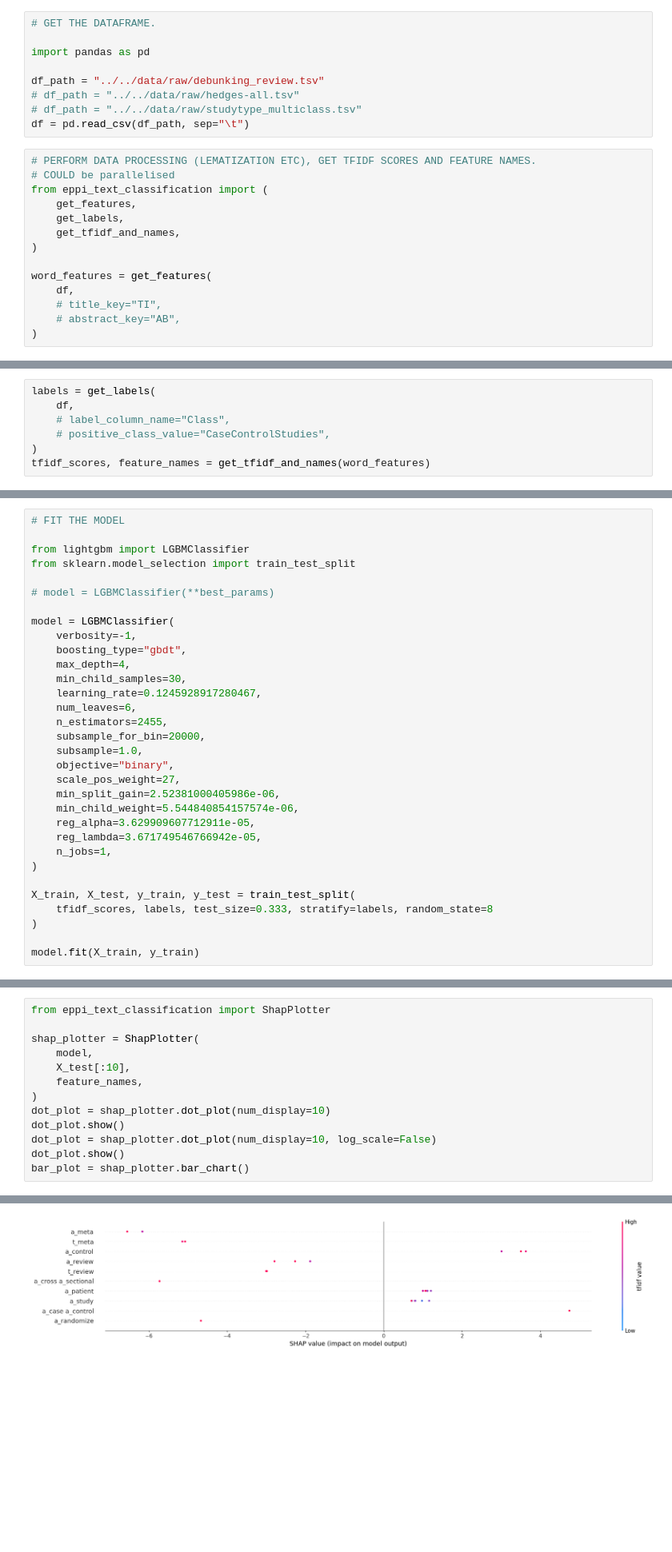
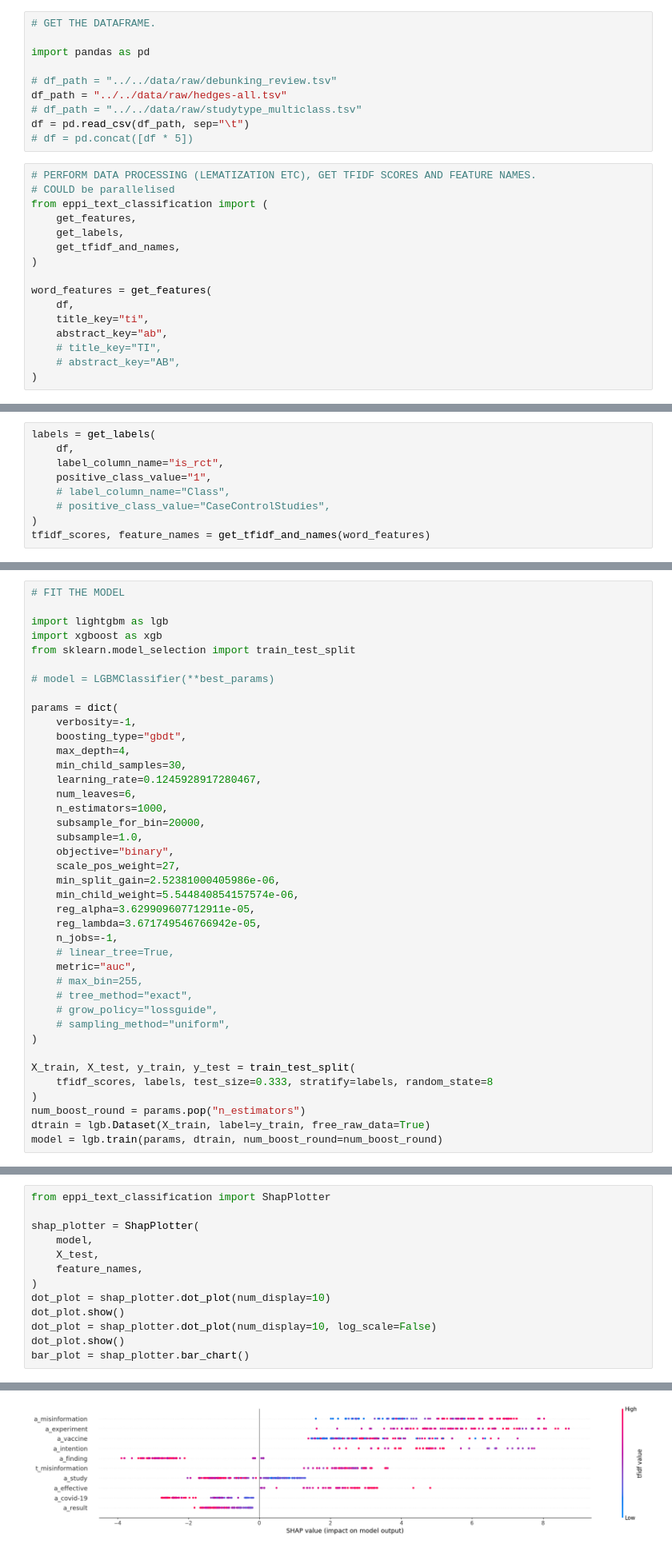
Before and after one commit to samjmolyneux/eppi-text-classification, a Jupyter notebook: notebooks/lgbm/lgbm_binary.ipynb, the cells around one changed output, grey strips where cells are left out. Shown at 80% size. Drawn from its saved outputs; the diff is of its cells as text; blank space fills up the shorter version.

```diff
--- a/notebooks/lgbm/lgbm_binary.ipynb
+++ b/notebooks/lgbm/lgbm_binary.ipynb
@@ -6,10 +6,11 @@
 
 import pandas as pd
 
-df_path = "../../data/raw/debunking_review.tsv"
-# df_path = "../../data/raw/hedges-all.tsv"
+# df_path = "../../data/raw/debunking_review.tsv"
+df_path = "../../data/raw/hedges-all.tsv"
 # df_path = "../../data/raw/studytype_multiclass.tsv"
 df = pd.read_csv(df_path, sep="\t")
+# df = pd.concat([df * 5])
 # %%
 # PERFORM DATA PROCESSING (LEMATIZATION ETC), GET TFIDF SCORES AND FEATURE NAMES.
 # COULD be parallelised
@@ -21,6 +22,8 @@ from eppi_text_classification import (
 
 word_features = get_features(
     df,
+    title_key="ti",
+    abstract_key="ab",
     # title_key="TI",
     # abstract_key="AB",
 )
@@ -30,6 +33,8 @@ number of processes: 12
 # %%
 labels = get_labels(
     df,
+    label_column_name="is_rct",
+    positive_class_value="1",
     # label_column_name="Class",
     # positive_class_value="CaseControlStudies",
 )
@@ -127,19 +292,20 @@ Finished trial with scores: [0.8996674979218621, 0.7970074812967581, 0.939410092
 # %%
 # FIT THE MODEL
 
-from lightgbm import LGBMClassifier
+import lightgbm as lgb
+import xgboost as xgb
 from sklearn.model_selection import train_test_split
 
 # model = LGBMClassifier(**best_params)
 
-model = LGBMClassifier(
+params = dict(
     verbosity=-1,
     boosting_type="gbdt",
     max_depth=4,
     min_child_samples=30,
     learning_rate=0.1245928917280467,
     num_leaves=6,
-    n_estimators=2455,
+    n_estimators=1000,
     subsample_for_bin=20000,
     subsample=1.0,
     objective="binary",
@@ -148,11 +314,18 @@ model = LGBMClassifier(
     min_child_weight=5.544840854157574e-06,
     reg_alpha=3.629909607712911e-05,
     reg_lambda=3.671749546766942e-05,
-    n_jobs=1,
+    n_jobs=-1,
+    # linear_tree=True,
+    metric="auc",
+    # max_bin=255,
+    # tree_method="exact",
+    # grow_policy="lossguide",
+    # sampling_method="uniform",
 )
 
 X_train, X_test, y_train, y_test = train_test_split(
     tfidf_scores, labels, test_size=0.333, stratify=labels, random_state=8
 )
-
-model.fit(X_train, y_train)
+num_boost_round = params.pop("n_estimators")
+dtrain = lgb.Dataset(X_train, label=y_train, free_raw_data=True)
+model = lgb.train(params, dtrain, num_boost_round=num_boost_round)
@@ -200,7 +526,7 @@ from eppi_text_classification import ShapPlotter
 
 shap_plotter = ShapPlotter(
     model,
-    X_test[:10],
+    X_test,
     feature_names,
 )
 dot_plot = shap_plotter.dot_plot(num_display=10)
@@ -213,4 +539,4 @@ bar_plot = shap_plotter.bar_chart()
-[figure, old version]
+[figure, new version]
 # %%
 import numpy as np
 
```
Also changed, not shown: parts of 18 cells of this notebook.
